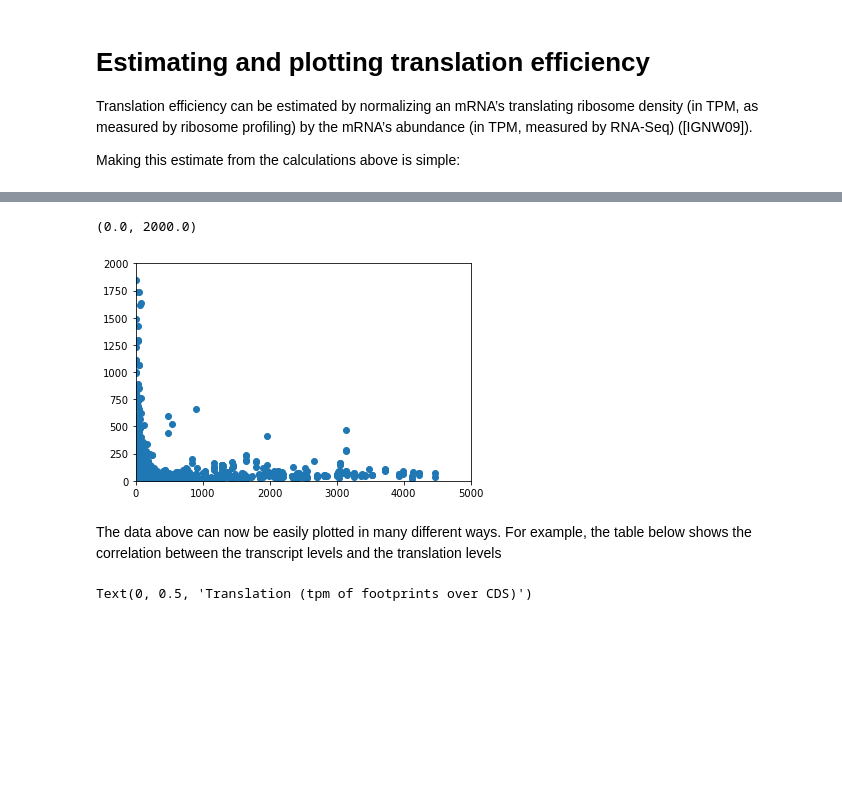
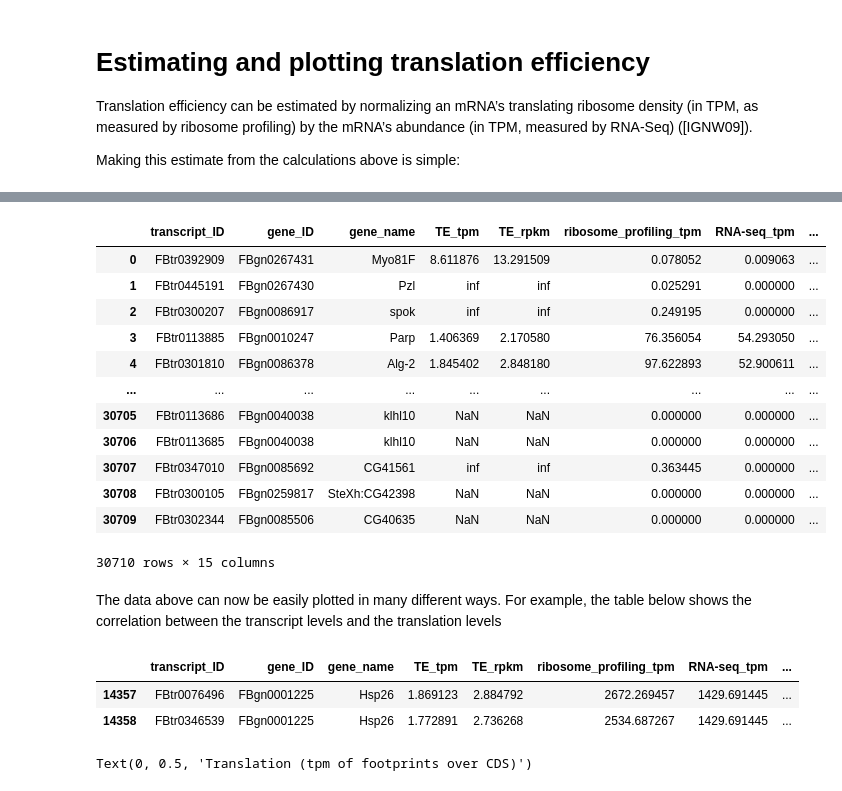
Before and after one commit to Raif-fl/Fall_2021_Work_journal, a Jupyter notebook: TE_table/Plastid_TE_table.ipynb, the cells around one changed output, grey strips where cells are left out. Cells and saved outputs as stored; diff of their text form; code cells hidden in the pictures; blank space fills up the shorter version.

```diff
--- a/TE_table/Plastid_TE_table.ipynb
+++ b/TE_table/Plastid_TE_table.ipynb
@@ -122,0 +119,2 @@ df = pd.DataFrame(my_data)
+# %%
+df_merged = pd.merge(feature_counts, df, how = "inner", on = "gene_ID")
@@ -123,3 +137,5 @@ df = pd.DataFrame(my_data)
+# %%
+df = df_merged
 # %% [markdown]
 # Estimating and plotting translation efficiency
 
@@ -127,15 +143,17 @@ Translation efficiency can be estimated by normalizing an mRNA’s translating r
 
 Making this estimate from the calculations above is simple:
 # %%
+df["RNA-seq_rpk"] = df["RNA-seq_counts"]/(df["RNA-seq_lengths"]/1000)
+
 # Calculate tpm using rpk from our new dataframe.
-for sample_name, sample_data in my_datasets.items():
+for sample_name in ["RNA-seq", "ribosome_profiling"]:
     per_m_s = sum(df["%s_rpk"   % (sample_name)])/1e6
     df["%s_tpm" % (sample_name)] = (df["%s_rpk"   % (sample_name)])/per_m_s
 
 # Calculate rpkm using the read counts. Work in progress.
-for sample_name, sample_data in my_datasets.items():
+for sample_name in ["RNA-seq", "ribosome_profiling"]:
     counts = df["%s_counts"   % (sample_name)]
-    rpkm   = counts / df["%s_lengths"   % (sample_name)]*1000 * 1e6 / sum(counts)
+    rpkm   = counts / df["%s_lengths" % (sample_name)]*1000 * 1e6 / sum(counts)
     df["%s_rpkm" % (sample_name)] = rpkm
 
 
@@ -146,7 +164,7 @@ df["TE_tpm"] = df["ribosome_profiling_tpm"] / df["RNA-seq_tpm"]
 df["TE_rpkm"] = df["ribosome_profiling_rpkm"] / df["RNA-seq_rpkm"]
 # %%
 # Rearranging Column names to make something more readable.
-cols = ['transcript_ID', "gene_ID", 'TE_tpm','TE_rpkm','ribosome_profiling_tpm',
+cols = ['transcript_ID', "gene_ID","gene_name", 'TE_tpm','TE_rpkm','ribosome_profiling_tpm',
         'RNA-seq_tpm','ribosome_profiling_counts','RNA-seq_counts',
         'ribosome_profiling_rpkm', 'RNA-seq_rpkm', 'ribosome_profiling_rpk',
        'RNA-seq_rpk', 'ribosome_profiling_lengths', 'RNA-seq_lengths']
@@ -223,7 +171,0 @@ RNA_merged = pd.merge(RNA_data, df, how = 'inner', left_on = 'Symbol', right_on
-# %%
-plt.scatter(RNA_merged["mCherry_b"],RNA_merged["RNA-seq_rpkm"])
-plt.xlim([0,5000])
-plt.ylim([0,2000])
-# %% [output]
-(0.0, 2000.0)
-[figure, removed]
@@ -234,0 +172,16 @@ for_ethan.to_csv(save_path + "rpkm_comparison")
+# %%
+df
+# %% [output]
+|  | transcript_ID | gene_ID | gene_name | TE_tpm | TE_rpkm | ribosome_profiling_tpm | RNA-seq_tpm | ... |
+| 0 | FBtr0392909 | FBgn0267431 | Myo81F | 8.611876 | 13.291509 | 0.078052 | 0.009063 | ... |
+| 1 | FBtr0445191 | FBgn0267430 | Pzl | inf | inf | 0.025291 | 0.000000 | ... |
+| 2 | FBtr0300207 | FBgn0086917 | spok | inf | inf | 0.249195 | 0.000000 | ... |
+| 3 | FBtr0113885 | FBgn0010247 | Parp | 1.406369 | 2.170580 | 76.356054 | 54.293050 | ... |
+| 4 | FBtr0301810 | FBgn0086378 | Alg-2 | 1.845402 | 2.848180 | 97.622893 | 52.900611 | ... |
+| ... | ... | ... | ... | ... | ... | ... | ... | ... |
+| 30705 | FBtr0113686 | FBgn0040038 | klhl10 | NaN | NaN | 0.000000 | 0.000000 | ... |
+| 30706 | FBtr0113685 | FBgn0040038 | klhl10 | NaN | NaN | 0.000000 | 0.000000 | ... |
+| 30707 | FBtr0347010 | FBgn0085692 | CG41561 | inf | inf | 0.363445 | 0.000000 | ... |
+| 30708 | FBtr0300105 | FBgn0259817 | SteXh:CG42398 | NaN | NaN | 0.000000 | 0.000000 | ... |
+| 30709 | FBtr0302344 | FBgn0085506 | CG40635 | NaN | NaN | 0.000000 | 0.000000 | ... |
+30710 rows × 15 columns
@@ -238,3 +194,9 @@ df3 = pd.read_csv(save_path + "control_2_te_table_base.csv")
 # %% [markdown]
 The data above can now be easily plotted in many different ways. For example, the table below shows the correlation between the transcript levels and the translation levels
+# %%
+df[df["gene_name"] == "Hsp26"]
+# %% [output]
+|  | transcript_ID | gene_ID | gene_name | TE_tpm | TE_rpkm | ribosome_profiling_tpm | RNA-seq_tpm | ... |
+| 14357 | FBtr0076496 | FBgn0001225 | Hsp26 | 1.869123 | 2.884792 | 2672.269457 | 1429.691445 | ... |
+| 14358 | FBtr0346539 | FBgn0001225 | Hsp26 | 1.772891 | 2.736268 | 2534.687267 | 1429.691445 | ... |
 # %%
```
Also changed, not shown: parts of 48 cells of this notebook, 5 other files.
